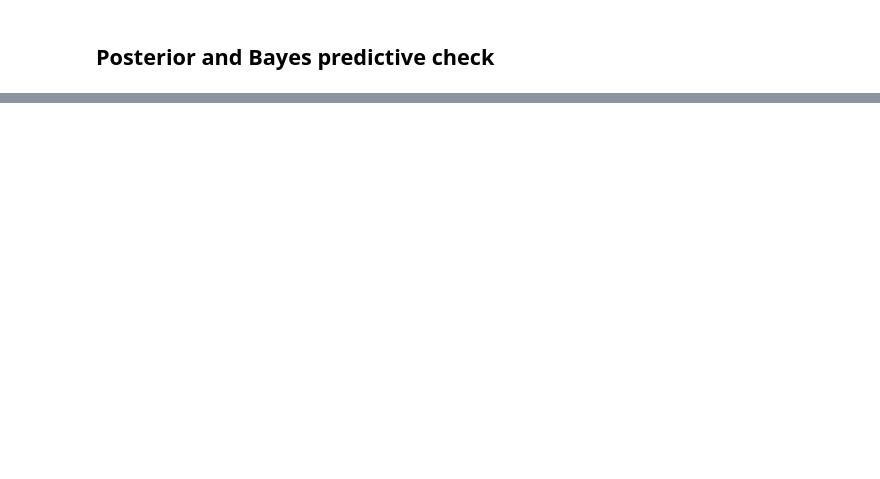
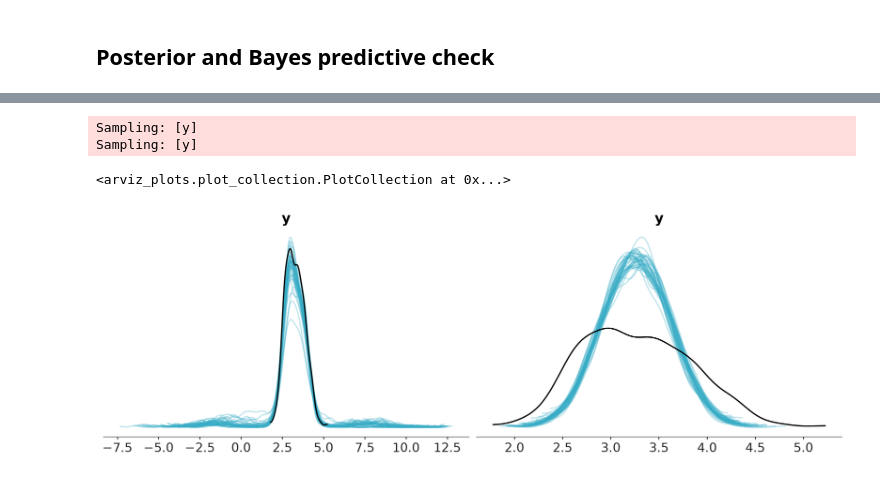
Before and after one commit to patrideo/pymc-prop, a Jupyter notebook: examples/kgd_nat2.ipynb, the cells around one changed output, grey strips where cells are left out. Cells and saved outputs as stored; diff of their text form; code cells hidden in the pictures; blank space fills up the shorter version.

```diff
--- a/examples/kgd_nat2.ipynb
+++ b/examples/kgd_nat2.ipynb
@@ -118,12 +119,3 @@ with pm.Model() as model:
 
     mu = beta0 + beta1 * log_weight + beta2 * centred_age
     pm.Normal("y", mu=mu, sigma=sigma, observed=y)
-# %%
-# Run standard Bayesian MCMC baseline for comparison
-with model:
-    idata_bayes = pm.sample(
-        draws=1000,
-        tune=1000,
-        random_seed=SEED,
-        progressbar=True,
-    )
@@ -305,0 +283,44 @@ Sampling: [y]
+# %%
+ppc_dt_pro = pro.sample_posterior_predictive_pro(
+    dt,
+    model=model,
+    random_seed=SEED,
+)
+
+ppc_dt_bayes = pro.sample_posterior_predictive_pro(
+    idata_bayes,
+    model=model,
+    random_seed=SEED,
+)
+
+
+dt["posterior_predictive"] = ppc_dt_pro["posterior_predictive"]
+idata_bayes["posterior_predictive"] = ppc_dt_bayes["posterior_predictive"]
+
+
+def plot_pro_ppc(_, **kwargs):
+    return azp.plot_ppc_dist(dt, **kwargs)
+
+
+def plot_bayes_ppc(_, **kwargs):
+    return azp.plot_ppc_dist(idata_bayes, **kwargs)
+
+
+pc = azp.combine_plots(
+    dt,
+    plots=[
+        (plot_pro_ppc, {"num_samples": 40}),
+        (plot_bayes_ppc, {"num_samples": 40}),
+    ],
+    group="posterior_predictive",
+    sample_dims=["draw"],
+    expand="column",
+    plot_names=["PrO", "Bayesian"],
+    figure_kwargs={"figsize": (12, 4)},
+)
+pc
+# %% [output]
+Sampling: [y]
+Sampling: [y]
+<arviz_plots.plot_collection.PlotCollection at 0x...>
+[figure, added]
```
Also changed, not shown: parts of 16 cells of this notebook.
